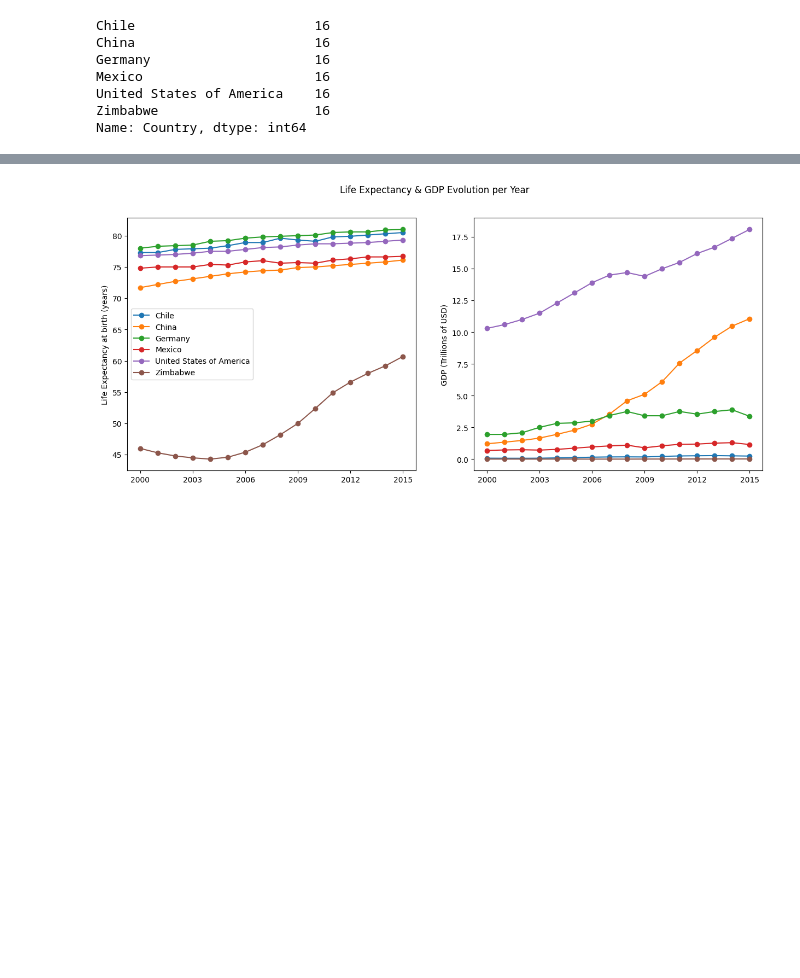
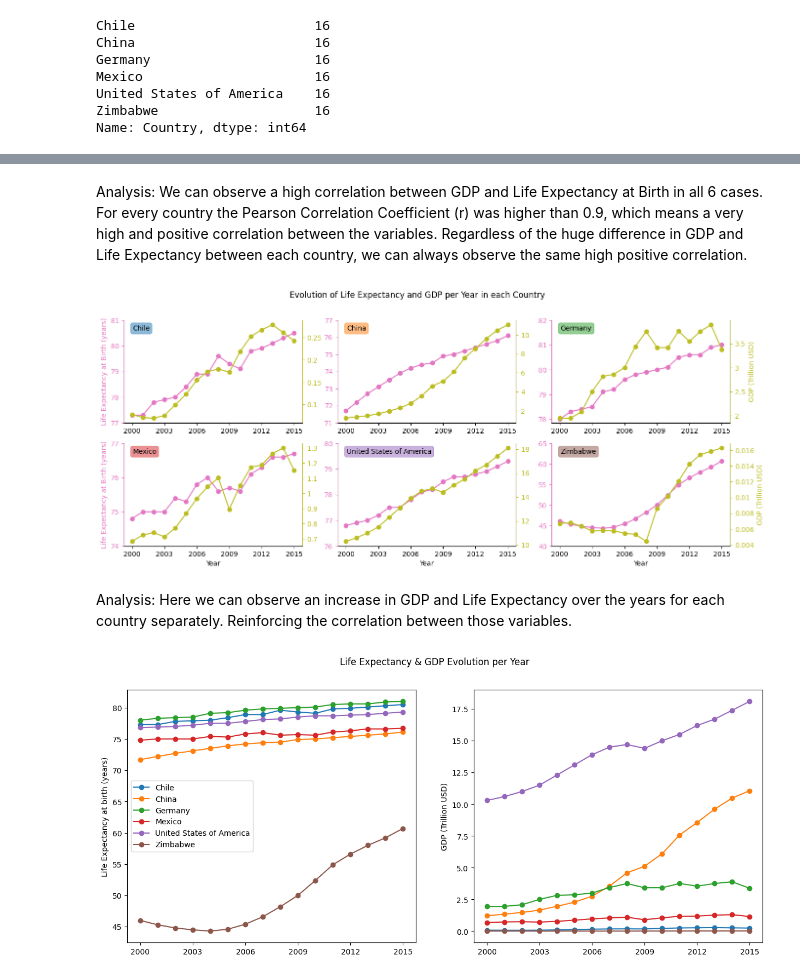
Before and after one commit to bcbmotta/Life-Expectancy-and-GDP, a Jupyter notebook: life_expectancy_gdp.ipynb, the cells around one changed output, grey strips where cells are left out. Cells and saved outputs as stored; diff of their text form; code cells hidden in the pictures; blank space fills up the shorter version.

Commit message:
Add individual LEB & GDP evolution, Add distributions, Final Analysis

```diff
--- a/life_expectancy_gdp.ipynb
+++ b/life_expectancy_gdp.ipynb
@@ -111,3 +125,48 @@ for i, (ax, country) in enumerate(zip(axs, countries)):
+# %% [markdown]
+Analysis: We can observe a high correlation between GDP and Life Expectancy at Birth in all 6 cases. For every country the Pearson Correlation Coefficient (r) was higher than 0.9, which means a very high and positive correlation between the variables. Regardless of the huge difference in GDP and Life Expectancy between each country, we can always observe the same high positive correlation.
+# %%
+fig, ((ax1, ax2, ax3), (ax4, ax5, ax6)) = plt.subplots(2, 3, figsize=(16,6))
+axs = [ax1, ax2, ax3, ax4, ax5, ax6]
+fig.suptitle('Evolution of Life Expectancy and GDP per Year in each Country')
+
+for i, (ax, country) in enumerate(zip(axs, countries)):
+    data = df[df['Country'] == country]
+    # Plot each graph separated
+    ax = plt.subplot(2, 3, i + 1)
+    plt.annotate(country, xy=(0.05, 0.9), xycoords='axes fraction', bbox=dict(boxstyle="round", fc=colors[i], ec=colors[i], alpha=0.5))
+    # Plot Life Expectancy x Year
+    ax.plot('Year', 'LEB', data=data, color=colors[-2], marker='o')
+    ax.set_xticks(range(2000, 2016, 3))
+    # Plot GDP x Year
+    ax2 = ax.twinx()
+    ax2.plot('Year', 'GDP', data=data, color=colors[-1], marker='o')
+    # Transform LEB-axis labels in integers
+    leb_ticks = [*set([round(tick) for tick in ax.get_yticks()])]
+    ax.set(yticks=leb_ticks)
+    # Transform GDP-axis in Trillion USD and normalize their ticks
+    gdp_ticks = ax2.get_yticks()
+    gdp_labels = [tick / 1e12 for tick in gdp_ticks]
+    gdp_labels = [int(tick) if tick % int(tick) == 0 else tick for tick in gdp_labels]
+    ax2.set(yticks=gdp_ticks[1:-1], yticklabels=gdp_labels[1:-1])
+    # Set Y labels' colors
+    ax.tick_params(axis='y', colors=colors[-2])
+    ax2.spines['left'].set_color(colors[-2])
+    ax2.tick_params(axis='y', colors=colors[-1])
+    ax2.spines['right'].set_color(colors[-1])
+    # Remove top spine
+    ax.spines['top'].set_visible(False)
+    ax2.spines['top'].set_visible(False)
+    # Set X and Y labels from graphs in the corners
+    if ax in [ax1, ax4]:
+        ax.set_ylabel('Life Expectancy at Birth (years)', color=colors[-2])
+    if ax in [ax4, ax5, ax6]:
+        ax.set_xlabel('Year')
+    if ax in [ax3, ax6]:
+        ax2.set_ylabel('GDP (Trillion USD)', color=colors[-1])
+# %% [output]
+[figure, added]
+# %% [markdown]
+Analysis: Here we can observe an increase in GDP and Life Expectancy over the years for each country separately. Reinforcing the correlation between those variables.
 # %%
 fig, (ax1, ax2) = plt.subplots(1, 2, figsize=(15,6), sharex='all')
 plt.xticks(range(2000, 2016, 3))
```
Also changed, not shown: parts of 11 cells of this notebook.
